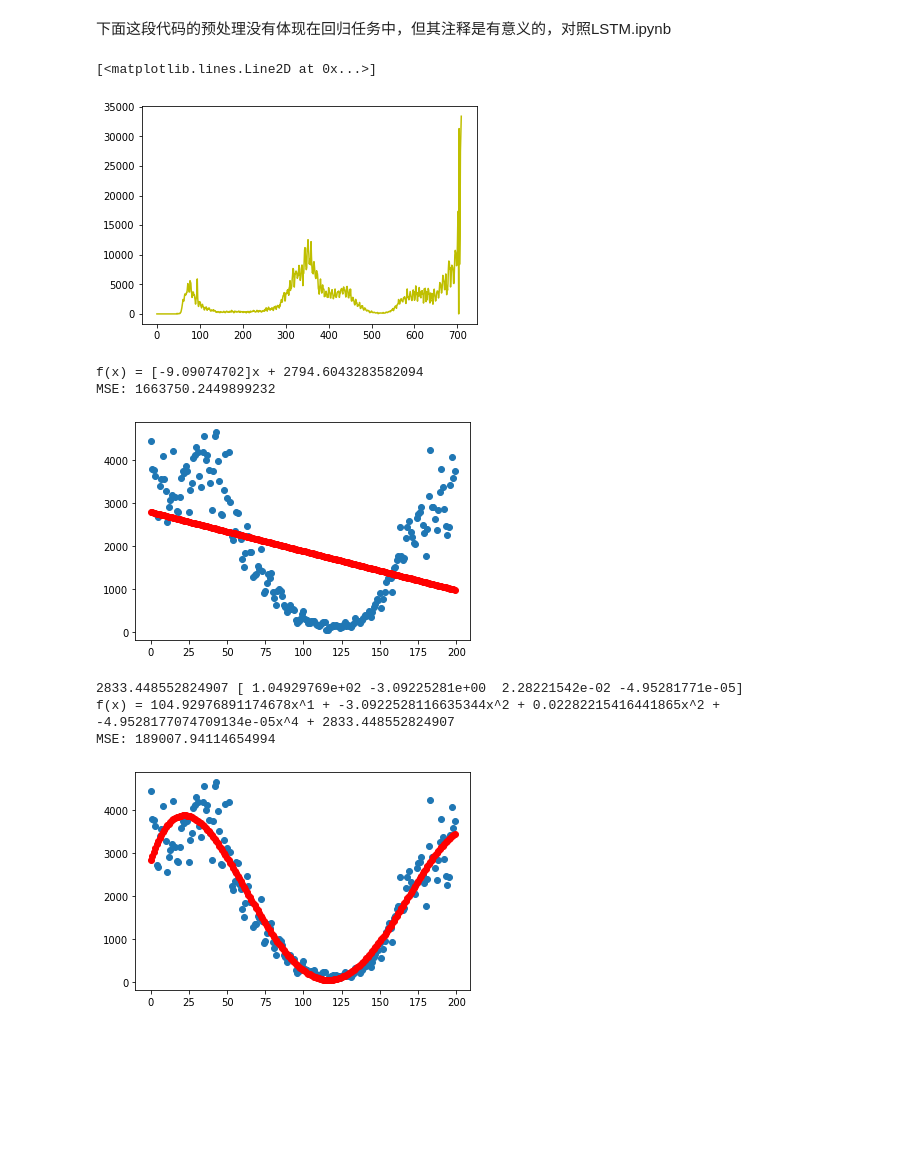
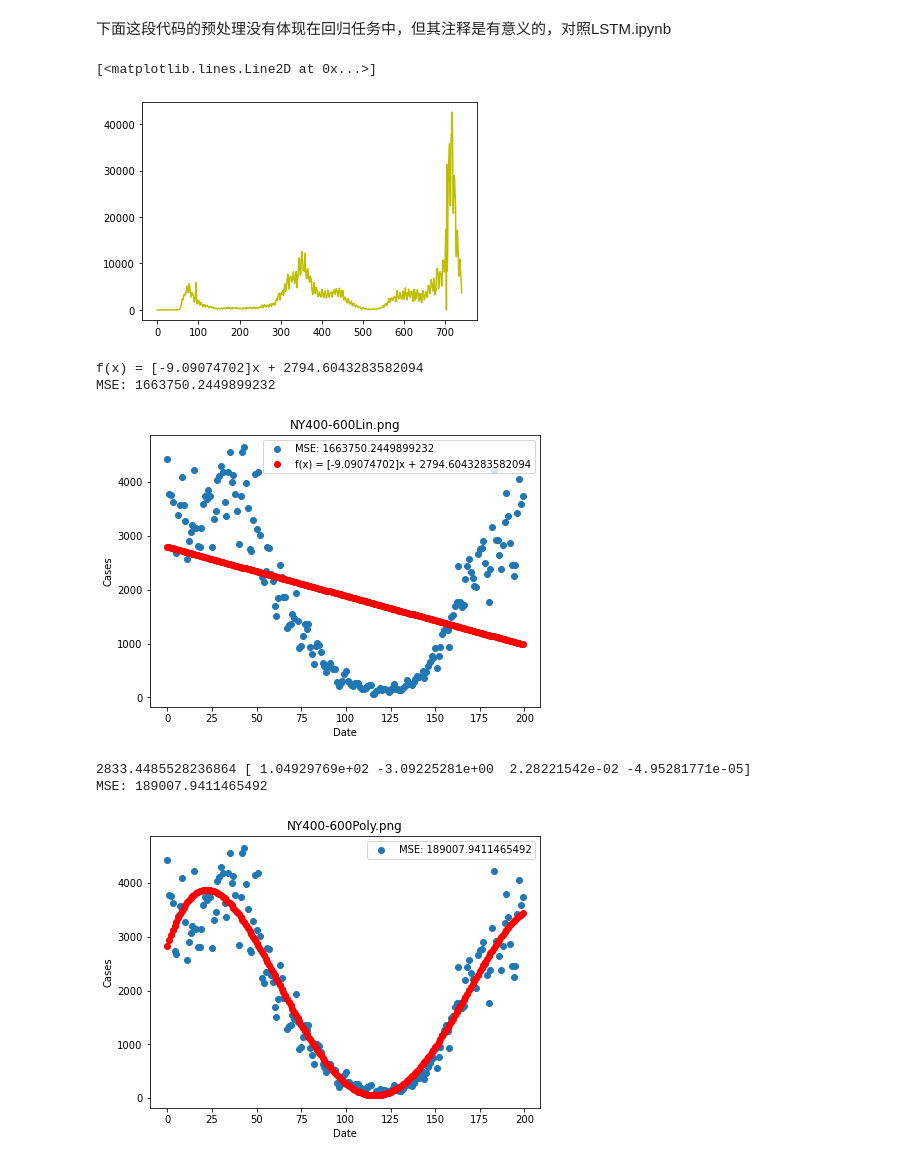
Before and after one commit to GoodrainCN/Covid_Trend, a Jupyter notebook: re_poly.ipynb, the cells around one changed output. Drawn from its saved outputs; the diff is of its cells as text; code cells hidden in the pictures; blank space fills up the shorter version.

```diff
--- a/re_poly.ipynb
+++ b/re_poly.ipynb
@@ -15,7 +15,7 @@ device = torch.device("cuda" if torch.cuda.is_available() else "cpu")
 # %%
 import csv
 data = []
-with open("/content/drive/MyDrive/covid/data/NY.csv", "r", encoding="utf-8") as f:
+with open("cleaned/NY.csv", "r", encoding="utf-8") as f:
     csv_reader = csv.reader(f, delimiter=',')
     headers = next(csv_reader)
     for i in csv_reader:
@@ -32,7 +32,7 @@ plt.plot(
 )
 # %% [output]
 [<matplotlib.lines.Line2D at 0x...>]
-[figure, old version]
+[figure, new version]
 # %%
 # 回归分析
 #import external libraries
@@ -47,38 +47,44 @@ y = data_sample
 #secure the dimensions of x
 X = x.reshape(-1,1)
 #build lin_reg model
 lin_reg = LinearRegression()
 lin_reg.fit(X, y)
 y_pred = lin_reg.predict(X)
 
 #read the intercept and slope
 a = lin_reg.intercept_
 b = lin_reg.coef_
 #to present the lin_reg function
 
 # 转int会丢失精度
 # fb = int(a)
 # fk = int(b)
 fb = a
 fk = b
 
 if fb >= 0:
     func = f"f(x) = {fk}x + {fb}"
 elif fb < 0:
     func = f"f(x) = {fk}x {fb}"
 
 print(func)
 
 from sklearn.metrics import mean_squared_error
-print("MSE:", mean_squared_error(y,y_pred))
+MSE = mean_squared_error(y,y_pred)
+print("MSE:", MSE)
 
-plt.scatter(x, y)
-plt.scatter(x, y_pred, color = 'r')
-plt.show()
+plt.figure(figsize=(7,5))
+plt.scatter(x, y, label=f'MSE: {MSE}')
+plt.scatter(x, y_pred, color = 'r', label=func)
+plt.xlabel('Date')
+plt.ylabel('Cases')
+plt.title('NY400-600Lin.png')
+plt.legend()
+plt.savefig('NY400-600Lin.png', dpi = 300)
 # %% [output]
 f(x) = [-9.09074702]x + 2794.6043283582094
 MSE: 1663750.2449899232
-[figure, old version]
+[figure, new version]
 # %%
 #Set the degree of the poly func
 degree=4
@@ -101,17 +107,22 @@ print(lin_reg.intercept_, lin_reg.coef_)
 func = f"f(x) = {(lin_reg.coef_[0])}x^{degree-3} + {(lin_reg.coef_[1])}x^{degree-2} + {(lin_reg.coef_[2])}x^{degree - 3} + {(lin_reg.coef_[3])}x^{degree} + {lin_reg.intercept_}"
 
 
-print(func)
-print("MSE:", mean_squared_error(y,y_pred))
+from sklearn.metrics import mean_squared_error
+MSE = mean_squared_error(y,y_pred)
+print("MSE:", MSE)
 
-plt.scatter(x, y)
+plt.figure(figsize=(7,5))
+plt.scatter(x, y, label=f'MSE: {MSE}')
 plt.scatter(x, y_pred, color = 'r')
-plt.show()
+plt.xlabel('Date')
+plt.ylabel('Cases')
+plt.title('NY400-600Poly.png')
+plt.legend()
+plt.savefig('NY400-600Poly.png', dpi = 300)
 # %% [output]
-2833.448552824907 [ 1.04929769e+02 -3.09225281e+00  2.28221542e-02 -4.95281771e-05]
-f(x) = 104.92976891174678x^1 + -3.0922528116635344x^2 + 0.02282215416441865x^2 + -4.9528177074709134e-05x^4 + 2833.448552824907
-MSE: 189007.94114654994
+2833.4485528236864 [ 1.04929769e+02 -3.09225281e+00  2.28221542e-02 -4.95281771e-05]
+MSE: 189007.9411465492
-[figure, old version]
+[figure, new version]
 # %%
 # 多项式回归分析 250～400 之间的数据\
 #import external libraries
```
Also changed, not shown: parts of 4 cells of this notebook, 23 other files.
